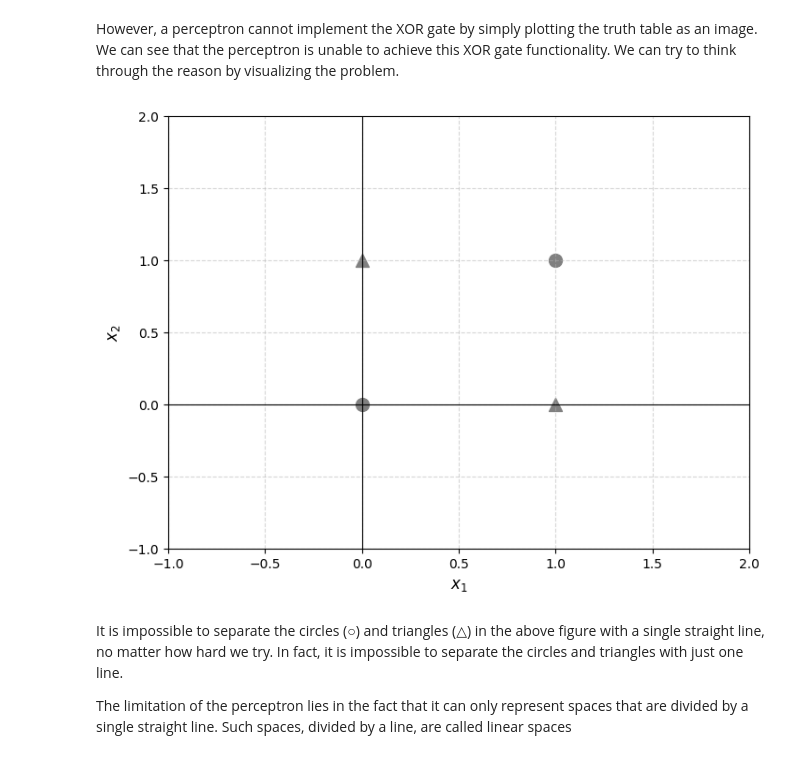
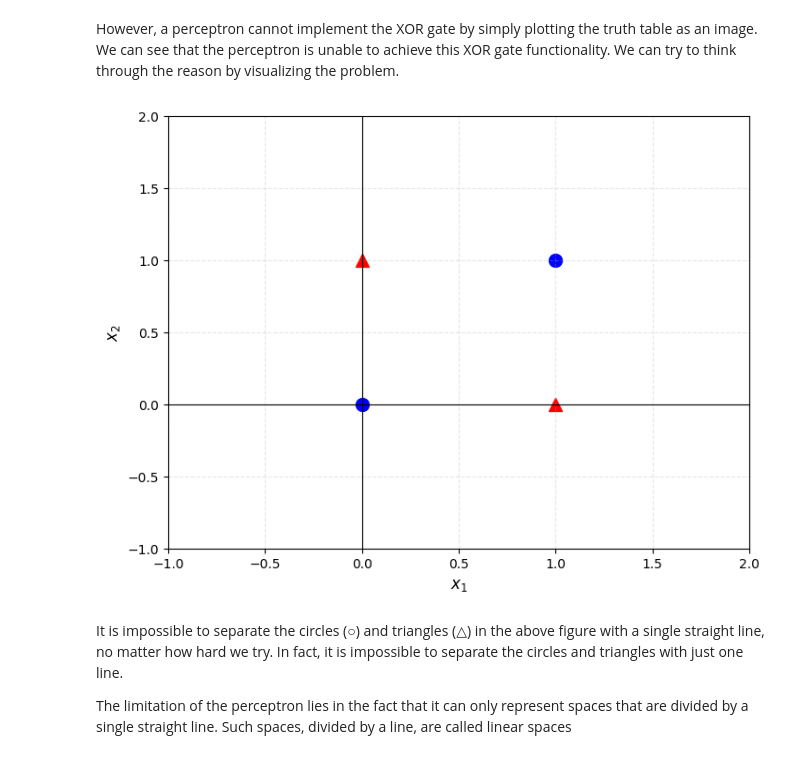
Before and after one commit to Bristol-Training/intro-to-ai, a Jupyter notebook: TheoryPart1/TheoryPart1_Boyi.ipynb, the cells around one changed output. Saved outputs shown, nothing was run; the diff lists cells and outputs as text; code cells hidden in the pictures.

```diff
--- a/TheoryPart1/TheoryPart1_Boyi.ipynb
+++ b/TheoryPart1/TheoryPart1_Boyi.ipynb
@@ -231,36 +235,36 @@ However, a perceptron cannot implement the XOR gate by simply plotting the truth
 # %%
 import numpy as np
 import matplotlib.pyplot as plt
 from matplotlib.lines import Line2D
 
 def draw_xor_gate():
     # Creating the plot
     plt.figure(figsize=(8, 6))
 
     # Plotting the data points
     point_pos_x1 = np.array([0, 1])
     point_pos_x2 = np.array([1, 0])
-    plt.scatter(point_pos_x1, point_pos_x2, color='gray', marker='^', s=100)
+    plt.scatter(point_pos_x1, point_pos_x2, color='red', marker='^', s=100)
     point_neg_x1 = np.array([0, 1])
     point_neg_x2 = np.array([0, 1])
-    plt.scatter(point_neg_x1, point_neg_x2, color='gray', marker='o', s=100)
+    plt.scatter(point_neg_x1, point_neg_x2, color='blue', marker='o', s=100)
 
 
     # Plot settings
     plt.xlim(-1, 2)
     plt.ylim(-1, 2)
     plt.xlabel('$x_1$', fontsize=12)
     plt.ylabel('$x_2$', fontsize=12)
     plt.axhline(0, color='black', linewidth=0.8)
     plt.axvline(0, color='black', linewidth=0.8)
-    plt.grid(True, linestyle='--', alpha=0.5)
+    plt.grid(True, linestyle='--', alpha=0.3)
 
     # Displaying the plot
     plt.show()
 
 draw_xor_gate()
 # %% [output]
-[figure, old version]
+[figure, new version]
 # %% [markdown]
 It is impossible to separate the circles (○) and triangles (△) in the above figure with a single straight line, no matter how hard we try. In fact, it is impossible to separate the circles and triangles with just one line.
 
```
Also changed, not shown: parts of 9 cells of this notebook, 1 other file.
